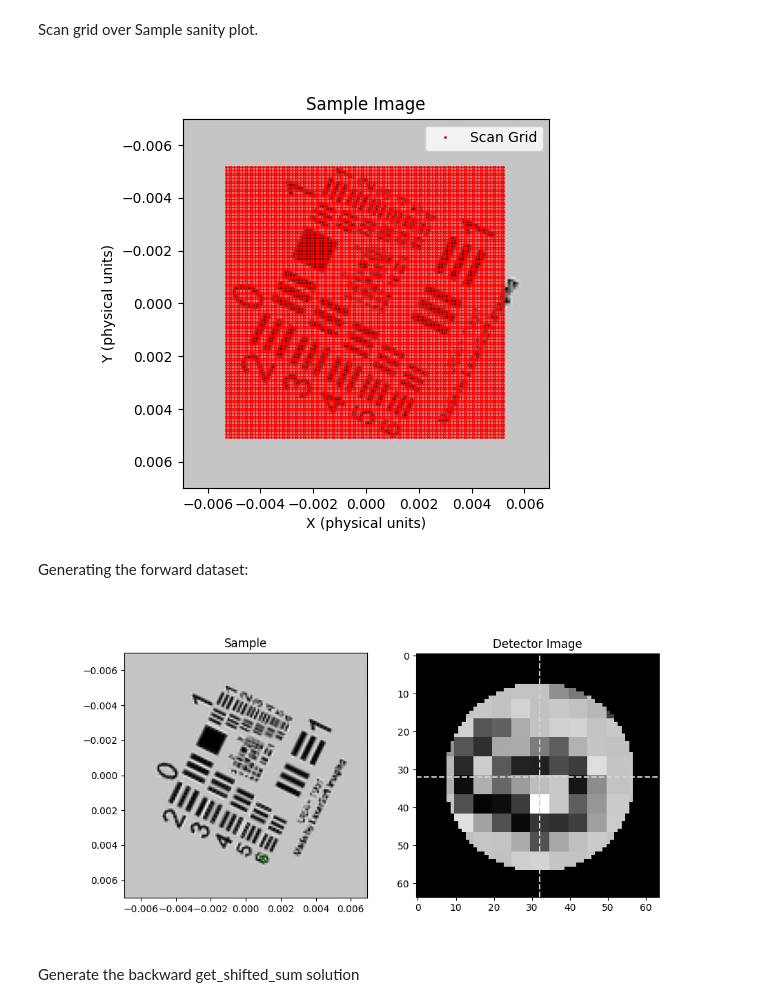
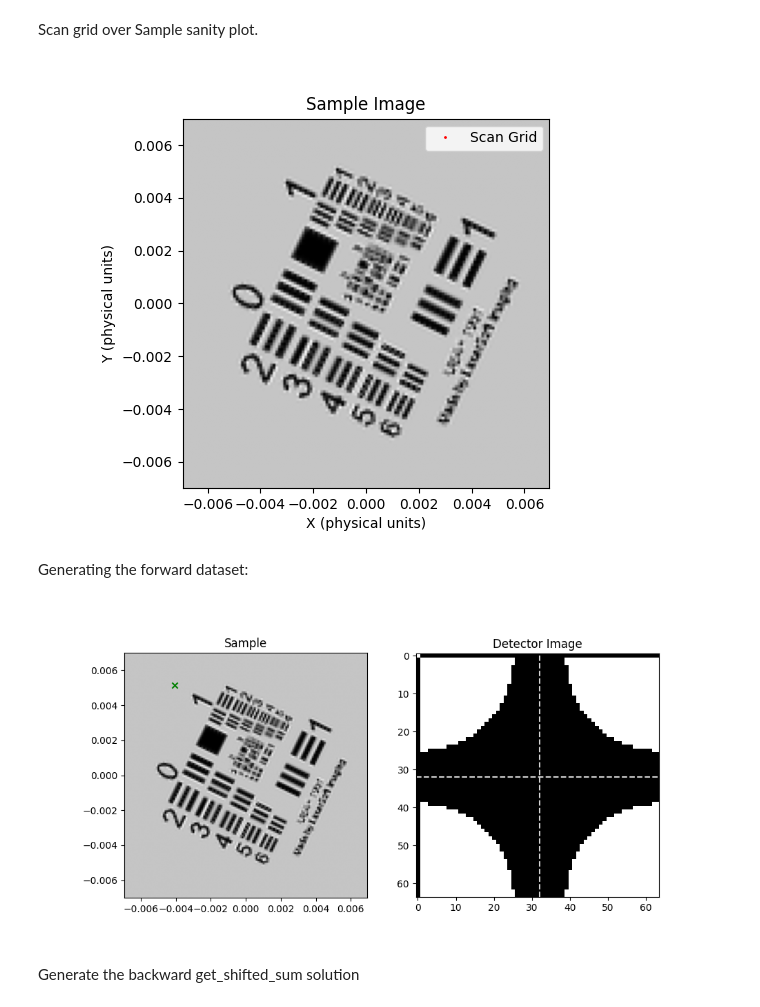
Before and after one commit to uellue/TemGymCore, a Jupyter notebook: fourdstem_example/stem_overfocus.ipynb, the cells around one changed output. Drawn from its saved outputs; the diff is of its cells as text; code cells hidden in the pictures.

```diff
--- a/fourdstem_example/stem_overfocus.ipynb
+++ b/fourdstem_example/stem_overfocus.ipynb
@@ -108,37 +108,37 @@ params_dict = {
 crossover_z = jnp.zeros((1))
 
 PointSource = comp.PointSource(z=crossover_z, semi_conv=semi_conv)
-ScanGrid = comp.ScanGrid(z=jnp.array([params_dict['defocus']]), scan_step=params_dict['scan_step_yx'], scan_shape=params_dict['scan_shape'], scan_rotation=params_dict['scan_rotation'])
+ScanGrid = comp.ScanGrid(z=jnp.array([params_dict['defocus']]), scan_step_yx=params_dict['scan_step_yx'], scan_shape=params_dict['scan_shape'], scan_rotation=params_dict['scan_rotation'])
 Descanner = comp.Descanner(z=jnp.array([params_dict['defocus']]), descan_error=params_dict['descan_error'], offset_x=0.0, offset_y=0.0)
 Detector = comp.Detector(z=jnp.array([params_dict['camera_length']]), shape=params_dict['det_shape'], pixel_size=params_dict['det_px_size'])
 model = [PointSource, ScanGrid, Descanner, Detector]
 # %% [markdown]
 Scan grid over Sample sanity plot.
 # %%
-scan_coordinates = ScanGrid.get_coords()
+scan_coordinates = ScanGrid.coords
 
 # Set the physical extent (edges) centered around zero
 extent = [
     -sample_rotated_edge_length_x/2,
     sample_rotated_edge_length_x/2,
+    -sample_rotated_edge_length_y/2,
     sample_rotated_edge_length_y/2,
-    -sample_rotated_edge_length_y/2,
 ]
 
 # Reshape the scan coordinates into a 2D grid (centers of pixels).
-grid = scan_coordinates.reshape(ScanGrid.scan_shape[0], ScanGrid.scan_shape[1], 2)
+grid = scan_coordinates.reshape(ScanGrid.scan_shape[1], ScanGrid.scan_shape[0], 2)
 
 plt.figure()
-plt.imshow(np.abs(sample_rotated), cmap='gray', extent=extent)
-plt.plot(grid[:, :, 1], grid[:, :, 0], 'ro', markersize=1)
+plt.imshow(np.abs(sample_rotated), cmap='gray', extent=extent, origin='upper')
+# plt.plot(grid[:, :, 1], grid[:, :, 0], 'ro', markersize=1)
 plt.plot([], [], 'ro', markersize=1, label='Scan Grid')
 plt.title('Sample Image')
 plt.xlabel('X (physical units)')
 plt.ylabel('Y (physical units)')
 plt.legend()
 plt.show()
 # %% [output]
-[figure, old version]
+[figure, new version]
 # %% [markdown]
 Generating the forward dataset:
 # %%
@@ -151,7 +151,7 @@ for y_idx in tqdm.trange(fourdstem_array.shape[0], desc='Scan Y'):
         det_frame = np.zeros(Detector.shape, dtype=np.complex64)
         fourdstem_array[y_idx, x_idx] = project_frame_forward(model, det_frame, sample_interpolant, scan_pos)
 # %%
-scan_idx_y, scan_idx_x = 99, 63
+scan_idx_y, scan_idx_x = 0, 12
 scan_pos_y, scan_pos_x = scan_coords_yx[scan_idx_y, scan_idx_x]
 det_image_selected = fourdstem_array[scan_idx_y, scan_idx_x]
 fig, ax = plt.subplots(1, 2, figsize=(10, 5))
@@ -166,7 +166,7 @@ ax[1].axvline(Detector.shape[1]/2, color='lightgrey', linestyle='--')
 ax[1].set_title('Detector Image')
 plt.show()
 # %% [output]
-[figure, old version]
+[figure, new version]
 # %% [markdown]
 Generate the backward get_shifted_sum solution
 # %%
```
Also changed, not shown: parts of 2 cells of this notebook, 5 other files.
